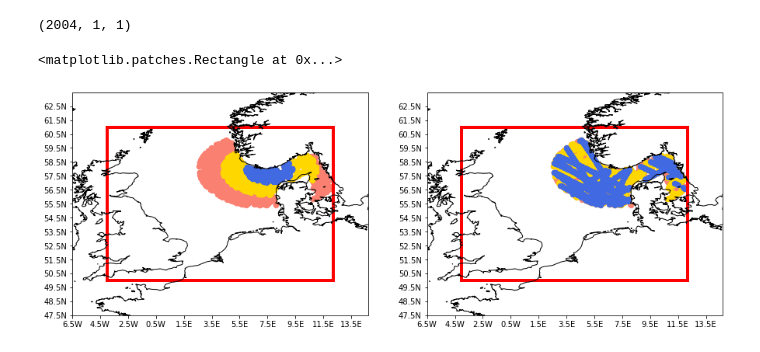
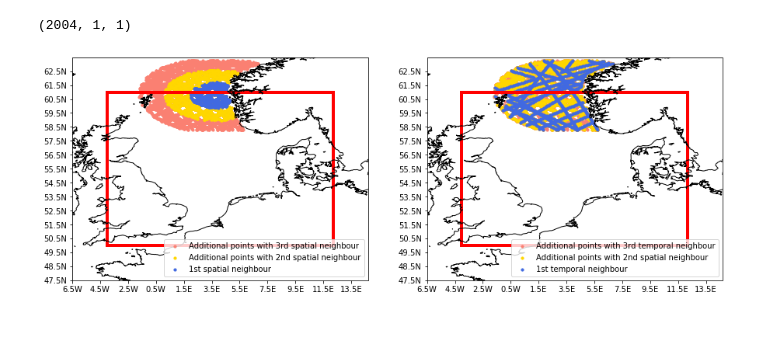
Before and after one commit to ne62rut/machine_learning_altimetry_validation, a Jupyter notebook: plot_neighbour_example.ipynb, the cells around one changed output. Saved outputs shown, nothing was run; the diff lists cells and outputs as text; code cells hidden in the pictures.

```diff
--- a/plot_neighbour_example.ipynb
+++ b/plot_neighbour_example.ipynb
@@ -124,8 +124,9 @@ def add_nearby_observations(X_new,X,y):
     X['date'] = temp
 
 
-
+    #use the random choice to vary the grid point to display as example, otherwise fix it for the paper
     index = random.choice (np.arange(0,np.shape(X_new)[0]))
+    index = 500
 
     #datetime of current point
     time_stamp = datetime(int(X_new.iloc[index].year),int(X_new.iloc[index].month),int(X_new.iloc[index].day),int(X_new.iloc[index].hour))
@@ -408,12 +409,13 @@ ax.set_xticks(np.arange(min_lon_large,max_lon_large,2), crs=ccrs.PlateCarree())
 ax.set_yticks(np.arange(min_lat_large,max_lat_large,1), crs=ccrs.PlateCarree())
 
 #ax = plt.axes(projection=ccrs.Miller())
-img_three=plt.scatter(selection_neighbour_one_300.lon, selection_neighbour_one_300.lat, s=40, alpha=1,color='salmon')
-img_two=plt.scatter(selection_neighbour_one_200.lon, selection_neighbour_one_200.lat, s=40, alpha=1,color='gold')
-img=plt.scatter(selection_neighbour_one_100.lon, selection_neighbour_one_100.lat, s=40, alpha=1,color='royalblue')
+img_three=plt.scatter(selection_neighbour_one_300.lon, selection_neighbour_one_300.lat,label="Additional points with 3rd spatial neighbour", s=10, alpha=1,color='salmon')
+img_two=plt.scatter(selection_neighbour_one_200.lon, selection_neighbour_one_200.lat,label="Additional points with 2nd spatial neighbour", s=10, alpha=1,color='gold')
+img=plt.scatter(selection_neighbour_one_100.lon, selection_neighbour_one_100.lat,label="1st spatial neighbour", s=10, alpha=1,color='royalblue')
 ax.coastlines(resolution='10m', color='black', linewidth=1)
 plt.xlim(min_lon_large,max_lon_large)
 plt.ylim(min_lat_large,max_lat_large)
+plt.legend(frameon=True,loc='lower right',facecolor='white')
 
 lon_formatter = cart.mpl.ticker.LongitudeFormatter(number_format='.1f',
                                   degree_symbol='',
@@ -429,35 +431,38 @@ plt.gca().add_patch(Rectangle((min_lon,min_lat),abs(max_lon-min_lon),abs(max_lat
                     lw=4))
 
 #-----------
 
 counter = counter+1
 
 ax=fig.add_subplot(1,2,counter,projection=ccrs.PlateCarree())
 
 ax.set_xticks(np.arange(min_lon_large,max_lon_large,2), crs=ccrs.PlateCarree())
 ax.set_yticks(np.arange(min_lat_large,max_lat_large,1), crs=ccrs.PlateCarree())
 
 #ax = plt.axes(projection=ccrs.Miller())
-img_three=plt.scatter(selection_neighbour_one_30.lon, selection_neighbour_one_30.lat, s=40, alpha=1,color='salmon')
-img_two=plt.scatter(selection_neighbour_one_15.lon, selection_neighbour_one_15.lat, s=40, alpha=1,color='gold')
-img=plt.scatter(selection_neighbour_one_5.lon, selection_neighbour_one_5.lat, s=40, alpha=1,color='royalblue')
+img_three=plt.scatter(selection_neighbour_one_30.lon, selection_neighbour_one_30.lat,label="Additional points with 3rd temporal neighbour",s=10, alpha=1,color='salmon')
+img_two=plt.scatter(selection_neighbour_one_15.lon, selection_neighbour_one_15.lat,label="Additional points with 2nd spatial neighbour", s=10, alpha=1,color='gold')
+img=plt.scatter(selection_neighbour_one_5.lon, selection_neighbour_one_5.lat,label="1st temporal neighbour", s=10, alpha=1,color='royalblue')
 ax.coastlines(resolution='10m', color='black', linewidth=1)
 plt.xlim(min_lon_large,max_lon_large)
 plt.ylim(min_lat_large,max_lat_large)
+
+plt.legend(frameon=True,loc='lower right',facecolor='white')
 
 lon_formatter = cart.mpl.ticker.LongitudeFormatter(number_format='.1f',
                                   degree_symbol='',
                                   dateline_direction_label=True)
 lat_formatter = cart.mpl.ticker.LatitudeFormatter(number_format='.1f',
                                  degree_symbol='')
 ax.xaxis.set_major_formatter(lon_formatter)
 ax.yaxis.set_major_formatter(lat_formatter)
 
 
 plt.gca().add_patch(Rectangle((min_lon,min_lat),abs(max_lon-min_lon),abs(max_lat-min_lat),
                     edgecolor='red',
                     facecolor='none',
                     lw=4))
+
+fig.savefig("fig_neighbourexample.png")
 # %% [output]
-<matplotlib.patches.Rectangle at 0x...>
-[figure, old version]
+[figure, new version]
```
Also changed, not shown: 7 other files.
